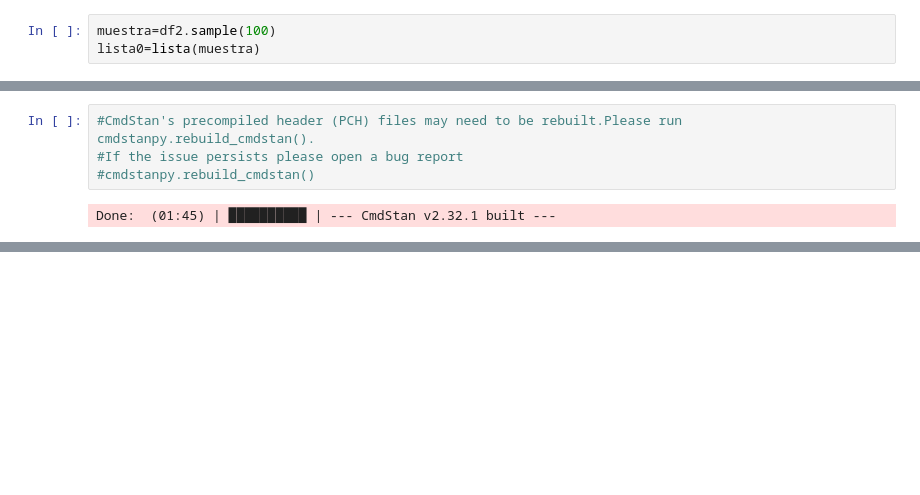
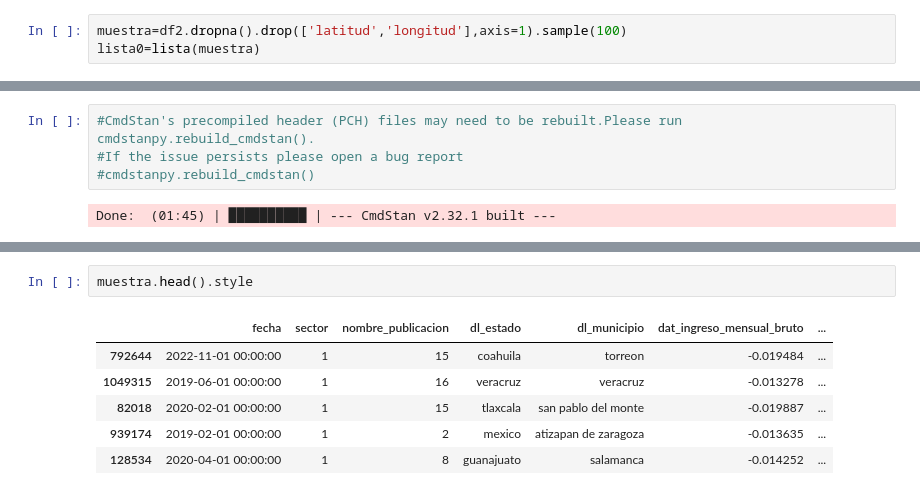
Before and after one commit to marcoyel21/bayesian_glm, a Jupyter notebook: draft/modelo_lineal_categ.ipynb, the cells around one changed output, grey strips where cells are left out. Saved outputs shown, nothing was run; the diff lists cells and outputs as text; blank space fills up the shorter version.

```diff
--- a/draft/modelo_lineal_categ.ipynb
+++ b/draft/modelo_lineal_categ.ipynb
@@ -213,5 +295,5 @@ df2['dat_ingreso_mensual_bruto'] = scale(df2['dat_ingreso_mensual_bruto'])
 df2['dat_valor_vivienda_originacion'] = scale(df2['dat_valor_vivienda_originacion'])
 df2['dat_monto_orig_cred'] = scale(df2['dat_monto_orig_cred'])
 # %%
-muestra=df2.sample(100)
+muestra=df2.dropna().drop(['latitud','longitud'],axis=1).sample(100)
 lista0=lista(muestra)
@@ -259,0 +415,9 @@ Done:  (01:45) | ██████████ | --- CmdStan v2.32.1 built ---
+# %%
+muestra.head().style
+# %% [output]
+|  | fecha | sector | nombre_publicacion | dl_estado | dl_municipio | dat_ingreso_mensual_bruto | ... |
+| 792644 | 2022-11-01 00:00:00 | 1 | 15 | coahuila | torreon | -0.019484 | ... |
+| 1049315 | 2019-06-01 00:00:00 | 1 | 16 | veracruz | veracruz | -0.013278 | ... |
+| 82018 | 2020-02-01 00:00:00 | 1 | 15 | tlaxcala | san pablo del monte | -0.019887 | ... |
+| 939174 | 2019-02-01 00:00:00 | 1 | 2 | mexico | atizapan de zaragoza | -0.013635 | ... |
+| 128534 | 2020-04-01 00:00:00 | 1 | 8 | guanajuato | salamanca | -0.014252 | ... |
```
Also changed, not shown: parts of 15 cells of this notebook.
